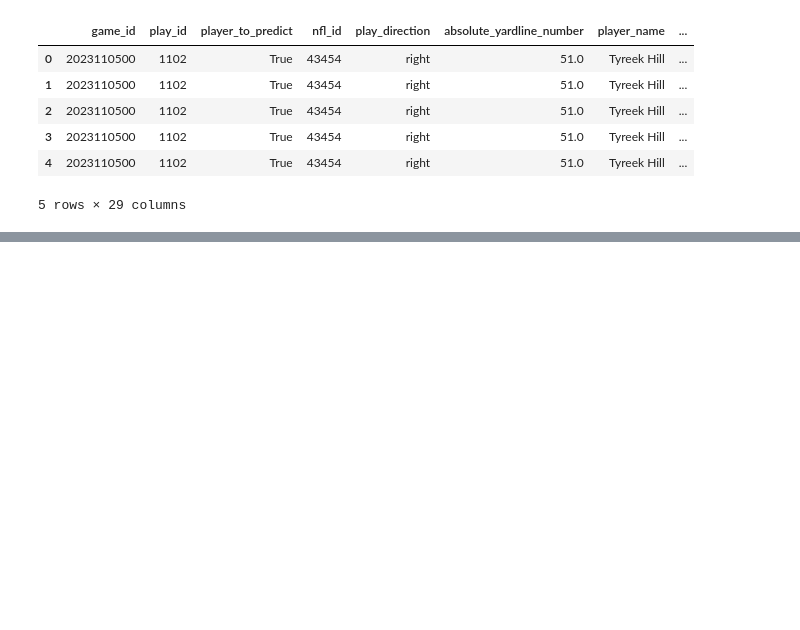
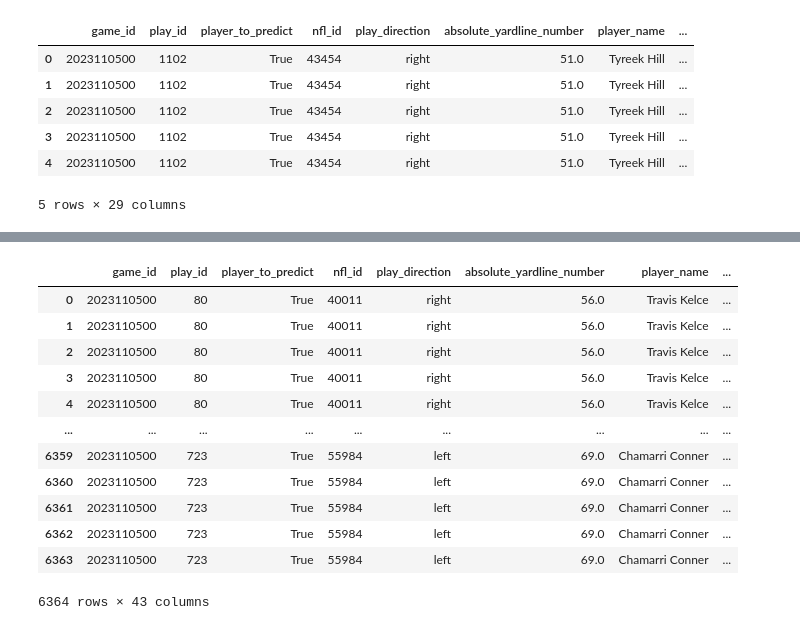
Before and after one commit to cottonjenn/nfl_bdb_neural_net, a Jupyter notebook: longformat.ipynb, the cells around one changed output, grey strips where cells are left out. Cells and saved outputs as stored; diff of their text form; code cells hidden in the pictures; blank space fills up the shorter version.

```diff
--- a/longformat.ipynb
+++ b/longformat.ipynb
@@ -353,0 +440,43 @@ Link for sample submission demo: https://www.kaggle.com/code/sohier/nfl-2026-dem
+# %%
+# --- 11. Convert categoricals ---
+cat_cols = ["player_role", "player_position", "play_direction"]
+for col in cat_cols:
+    df[col] = df[col].astype("category")
+
+# --- 12. Subset to players to predict ---
+to_predict = df.loc[df["player_to_predict"]].copy()
+
+# --- 13. Optional: One-hot encoding for model input ---
+# Play direction (left/right)
+play_dir_categories = to_predict["play_direction"].cat.categories
+if "right" in play_dir_categories:
+    right_idx = play_dir_categories.get_loc("right")
+    to_predict["play_direction_num"] = (
+        to_predict["play_direction"].cat.codes == right_idx
+    ).astype(int)
+# else: could default to 0 if "right" not present
+
+# #Optional numeric encoding for positions/roles (skip if using embeddings)
+to_predict["player_position_WR"] = (to_predict["player_position"] == "WR").astype(int)
+to_predict["player_position_RB"] = (to_predict["player_position"] == "RB").astype(int)
+to_predict["player_position_QB"] = (to_predict["player_position"] == "QB").astype(int)
+to_predict["player_role_Targeted"] = (to_predict["player_role"] == "Targeted Receiver").astype(int)
+to_predict["player_role_Passer"] = (to_predict["player_role"] == "Passer").astype(int)
+to_predict["player_role_Def"] = (to_predict["player_role"] == "Defensive Coverage").astype(int)
+
+
+to_predict
+# %% [output]
+|  | game_id | play_id | player_to_predict | nfl_id | play_direction | absolute_yardline_number | player_name | ... |
+| 0 | 2023110500 | 80 | True | 40011 | right | 56.0 | Travis Kelce | ... |
+| 1 | 2023110500 | 80 | True | 40011 | right | 56.0 | Travis Kelce | ... |
+| 2 | 2023110500 | 80 | True | 40011 | right | 56.0 | Travis Kelce | ... |
+| 3 | 2023110500 | 80 | True | 40011 | right | 56.0 | Travis Kelce | ... |
+| 4 | 2023110500 | 80 | True | 40011 | right | 56.0 | Travis Kelce | ... |
+| ... | ... | ... | ... | ... | ... | ... | ... | ... |
+| 6359 | 2023110500 | 723 | True | 55984 | left | 69.0 | Chamarri Conner | ... |
+| 6360 | 2023110500 | 723 | True | 55984 | left | 69.0 | Chamarri Conner | ... |
+| 6361 | 2023110500 | 723 | True | 55984 | left | 69.0 | Chamarri Conner | ... |
+| 6362 | 2023110500 | 723 | True | 55984 | left | 69.0 | Chamarri Conner | ... |
+| 6363 | 2023110500 | 723 | True | 55984 | left | 69.0 | Chamarri Conner | ... |
+6364 rows × 43 columns
```
Also changed, not shown: parts of 4 cells of this notebook, 1 other file.
